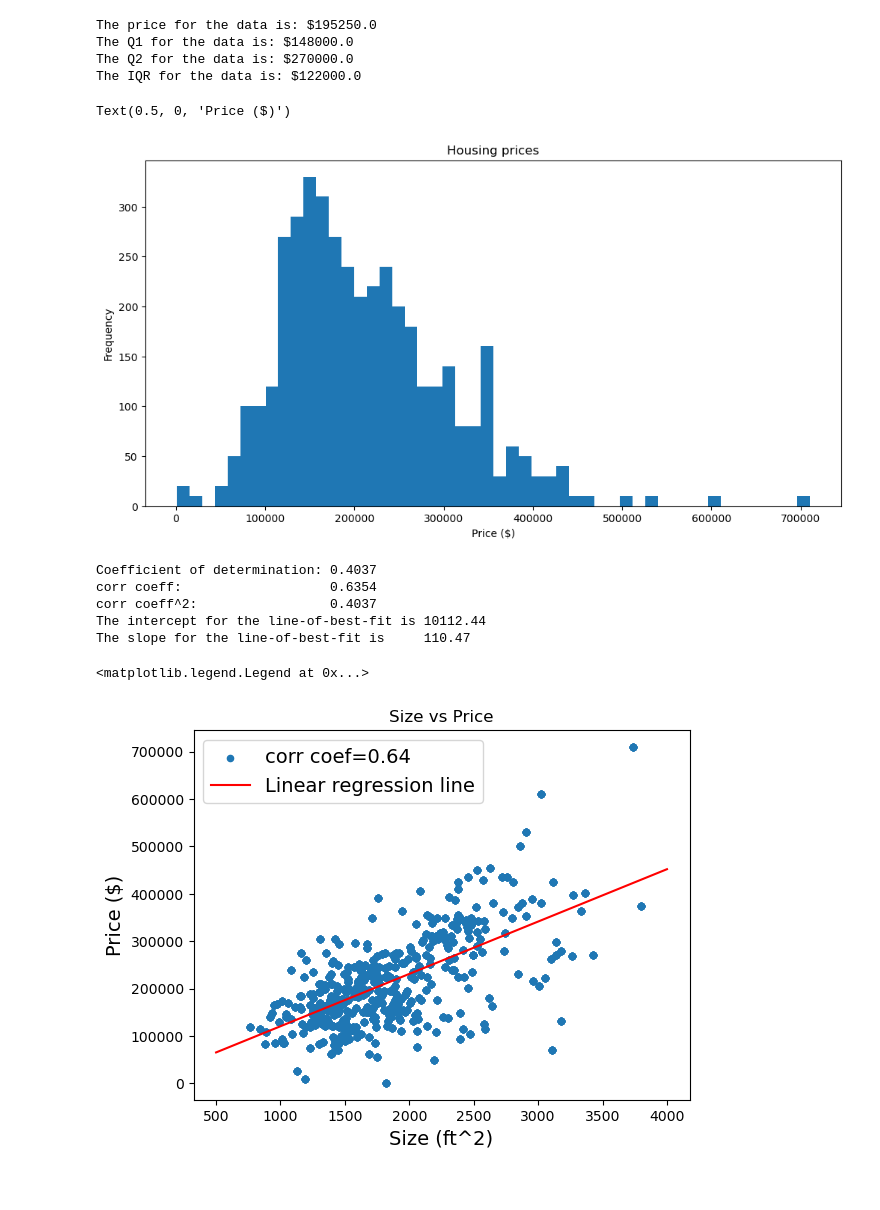
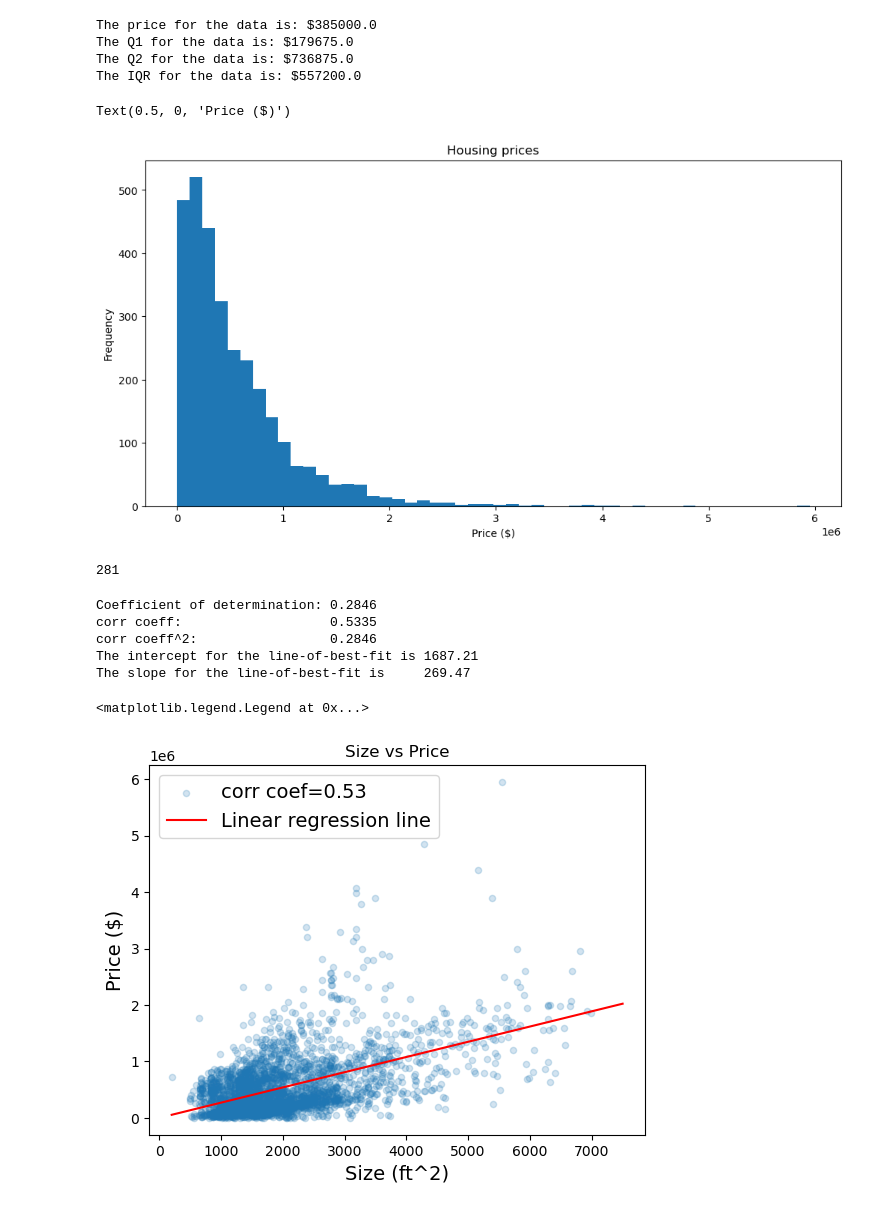
Before and after one commit to MikePlekan/Real-Estate-project, a Jupyter notebook: APIMachineLearning.ipynb, the cells around one changed output. Cells and saved outputs as stored; diff of their text form; code cells hidden in the pictures.

```diff
--- a/APIMachineLearning.ipynb
+++ b/APIMachineLearning.ipynb
@@ -38,5 +38,8 @@ def customAccuracy(predicted, actual, accuracy):
 url1 = "https://raw.githubusercontent.com/MikePlekan/Real-Estate-project/Michael/data.csv"
 url2 = "https://raw.githubusercontent.com/MikePlekan/Real-Estate-project/Michael/sales.csv"
 
-df = pd.read_csv(url1)
+traits = pd.read_csv(url1)
 sales = pd.read_csv(url2)
+df['prices'] = sales['saleamt']
+df = df.dropna(axis=0)
+df
@@ -43,65 +60,67 @@ sales = pd.read_csv(url2)
 # %%
-prices = sales['saleamt']
-median = np.median(prices)
-q3,q1 = np.percentile(prices,[75 ,25])
+price = df['prices']
+median = np.median(price)
+q3,q1 = np.percentile(price,[75 ,25])
 print(f"The price for the data is: ${median}")
 print(f"The Q1 for the data is: ${q1}")
 print(f"The Q2 for the data is: ${q3}")
 print(f"The IQR for the data is: ${q3-q1}")
 
-sales['saleamt'].plot.hist(bins=50, figsize=(12,6))
+df['prices'].plot.hist(bins=50, figsize=(12,6))
 plt.title("Housing prices")
 plt.xlabel("Price ($)")
 # %% [output]
-The price for the data is: $195250.0
-The Q1 for the data is: $148000.0
-The Q2 for the data is: $270000.0
-The IQR for the data is: $122000.0
+The price for the data is: $385000.0
+The Q1 for the data is: $179675.0
+The Q2 for the data is: $736875.0
+The IQR for the data is: $557200.0
 Text(0.5, 0, 'Price ($)')
-[figure, old version]
+[figure, new version]
+# %%
+min(price)
+# %% [output]
+281
 # %%
 # Model
-dfReg = df
-dfReg['price'] = sales['saleamt']
 model = LinearRegression()
 
-x = dfReg['universalsize'].values.reshape(-1,1)
-y = dfReg['price'].values
+x = df['universalsize'].values.reshape(-1,1)
+y = df['prices'].values
 
 # Perform regression
 model.fit(x,y)
 
 # Calculate r^2
 r_sq = model.score(x, y)
 print(f'Coefficient of determination: {r_sq:.4f}')
 
-cc = dfReg[['universalsize','price']].corr().iloc[0][1]
+cc = df[['universalsize','prices']].corr().iloc[0][1]
 print(f'corr coeff:                   {cc:.4f}')
 print(f'corr coeff^2:                 {cc**2:.4f}')
 
 # Slope and intercept of the line-of-best-fit
 print(f"The intercept for the line-of-best-fit is {model.intercept_:.2f}")
 print(f"The slope for the line-of-best-fit is     {model.coef_[0]:.2f}")
 
 # The equation for a line is
 # y = mx + b
 b = model.intercept_
 m = model.coef_
-xpts = np.linspace(500,4000)
+xpts = np.linspace(200,7500)
 ypts = m*xpts + b
 
 # Plotting
-df.plot.scatter(x = 'universalsize' ,y = 'price',label=f'corr coef={cc:.2f}')
+df.plot.scatter(x = 'universalsize' ,y = 'prices',label=f'corr coef={cc:.2f}', alpha=0.2)
 plt.title("Size vs Price")
 plt.xlabel(f"Size (ft^2)", fontsize=14)
 plt.ylabel("Price ($)", fontsize=14)
 plt.plot(xpts,ypts,'r-', label='Linear regression line')
 plt.legend(fontsize=14)
 # %% [output]
-Coefficient of determination: 0.4037
-corr coeff:                   0.6354
-corr coeff^2:                 0.4037
-The intercept for the line-of-best-fit is 10112.44
-The slope for the line-of-best-fit is     110.47
+Coefficient of determination: 0.2846
+corr coeff:                   0.5335
+corr coeff^2:                 0.2846
+The intercept for the line-of-best-fit is 1687.21
+The slope for the line-of-best-fit is     269.47
 <matplotlib.legend.Legend at 0x...>
-[figure, old version]
+[figure, new version]
```
Also changed, not shown: parts of 3 cells of this notebook.
